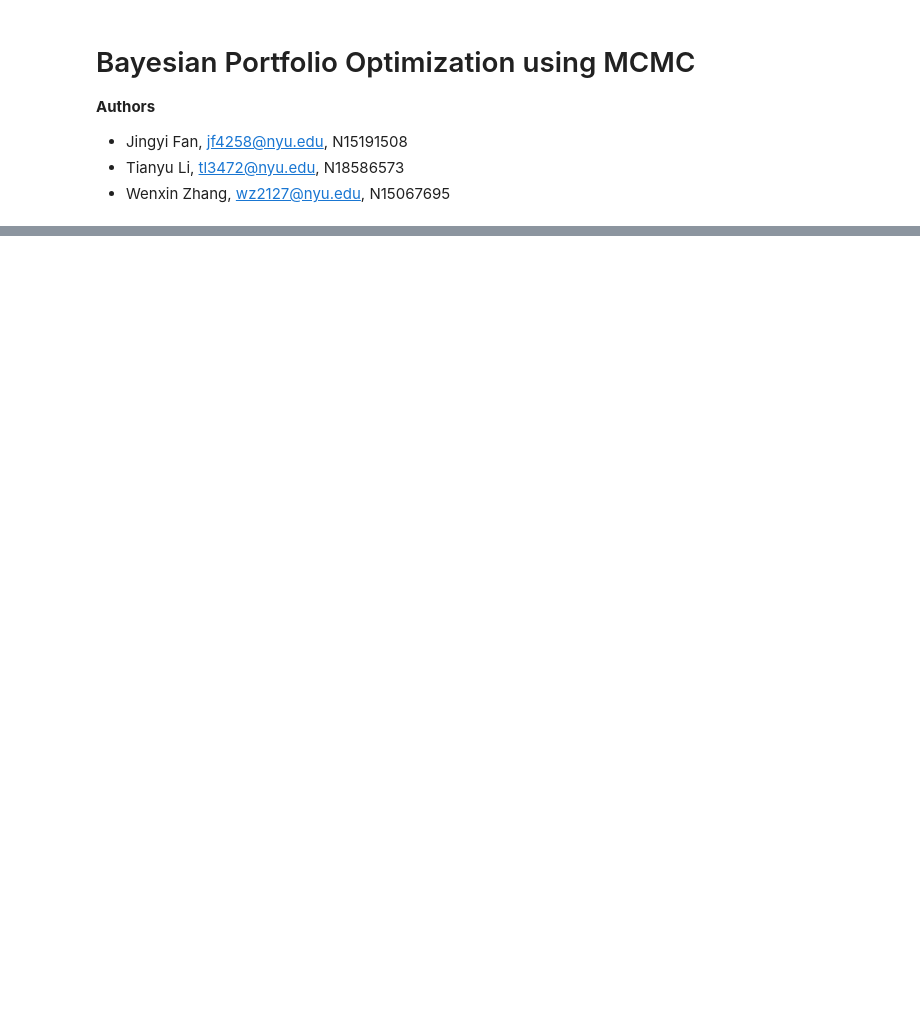
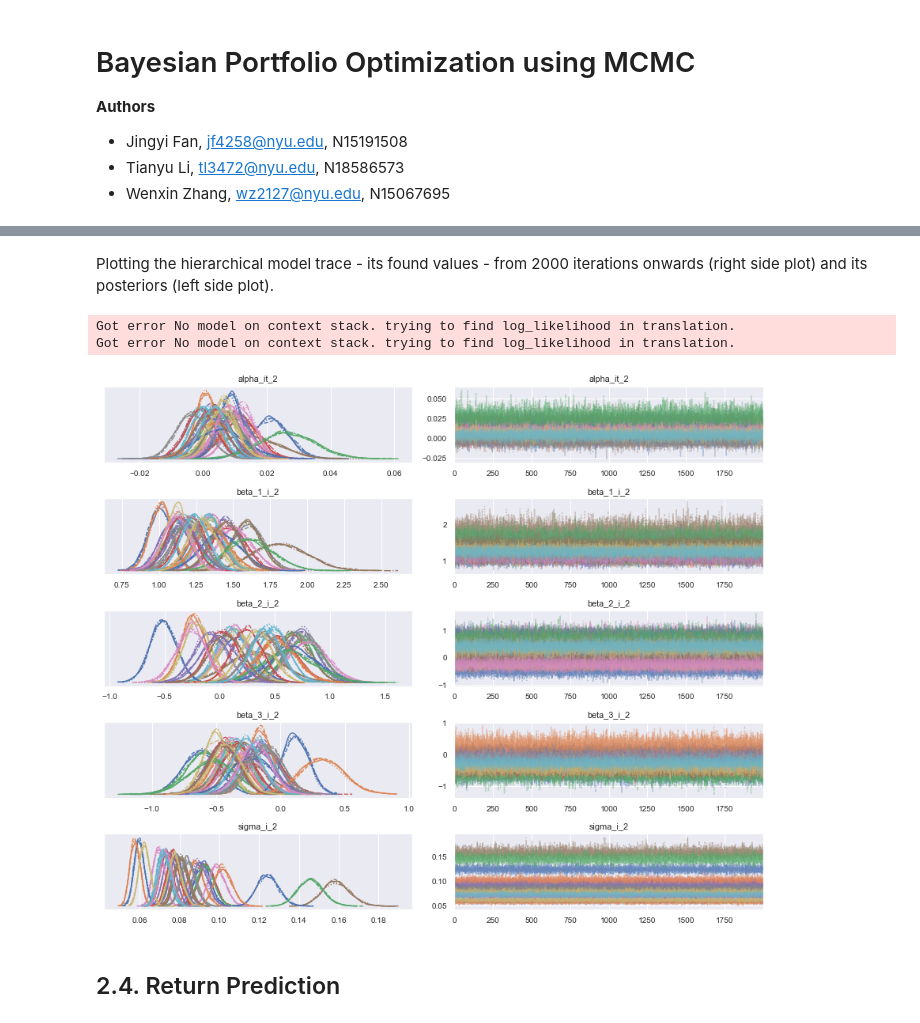
Before and after one commit to tl3472/GA4002-FinalProject, a Jupyter notebook: Fan-Li-Zhang-MCMC.ipynb, the cells around one changed output, grey strips where cells are left out. Drawn from its saved outputs; the diff is of its cells as text; code cells hidden in the pictures; blank space fills up the shorter version.

```diff
--- a/Fan-Li-Zhang-MCMC.ipynb
+++ b/Fan-Li-Zhang-MCMC.ipynb
@@ -255,0 +538,3 @@ pre_ret
+# %%
+with m_hierarchical_2:
+    traces_hierarchical_2 = pm.sample(2000, tune=1500)
@@ -255,0 +577,11 @@ pre_ret
+# %% [markdown]
+Plotting the hierarchical model trace - its found values - from 2000 iterations onwards (right side plot) and its posteriors (left side plot).
+# %%
+az.plot_trace(traces_hierarchical_2, var_names=["alpha_it_2", "beta_1_i_2",  "beta_2_i_2", "beta_3_i_2","sigma_i_2",])
+plt.tight_layout()
+# %% [output]
+Got error No model on context stack. trying to find log_likelihood in translation.
+Got error No model on context stack. trying to find log_likelihood in translation.
+[figure, added]
+# %% [markdown]
+## 2.4. Return Prediction
```
Also changed, not shown: parts of 108 cells of this notebook.
